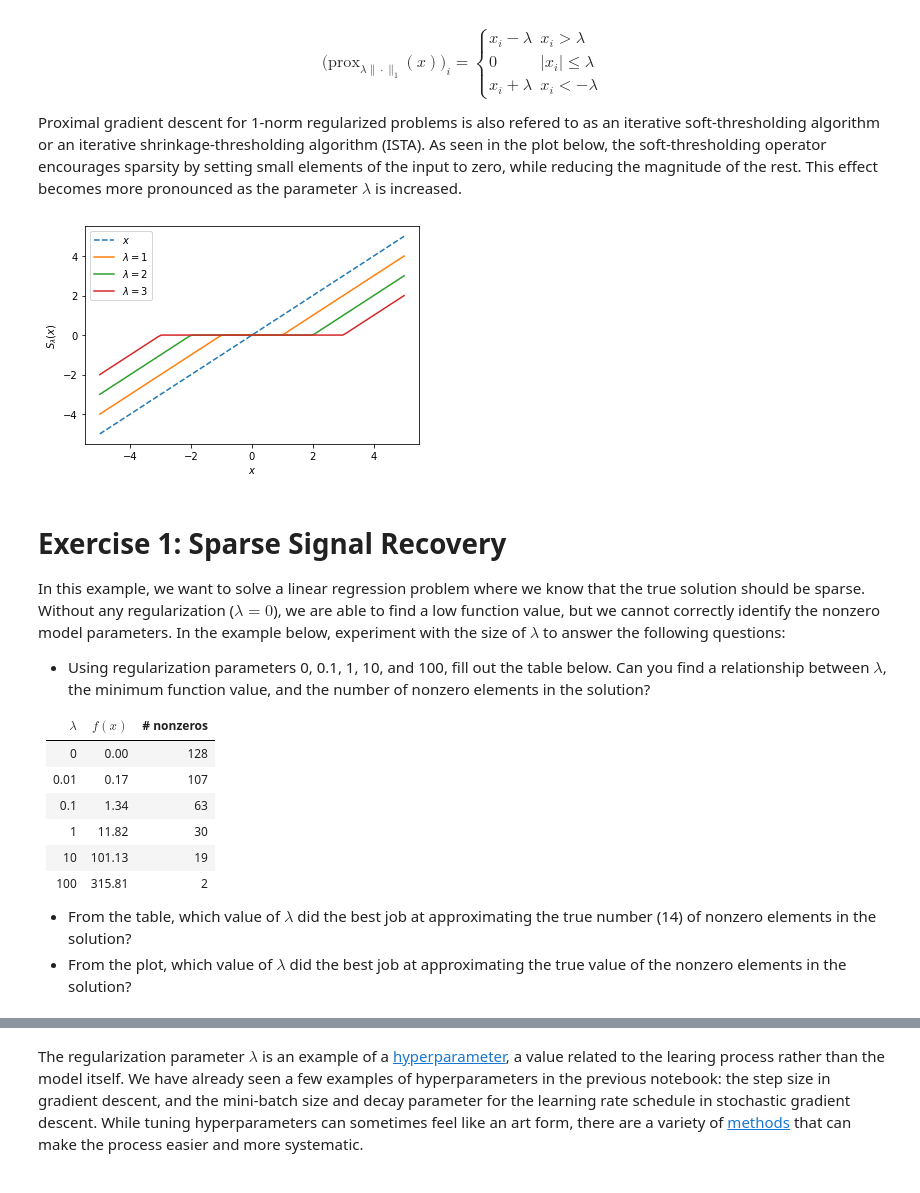
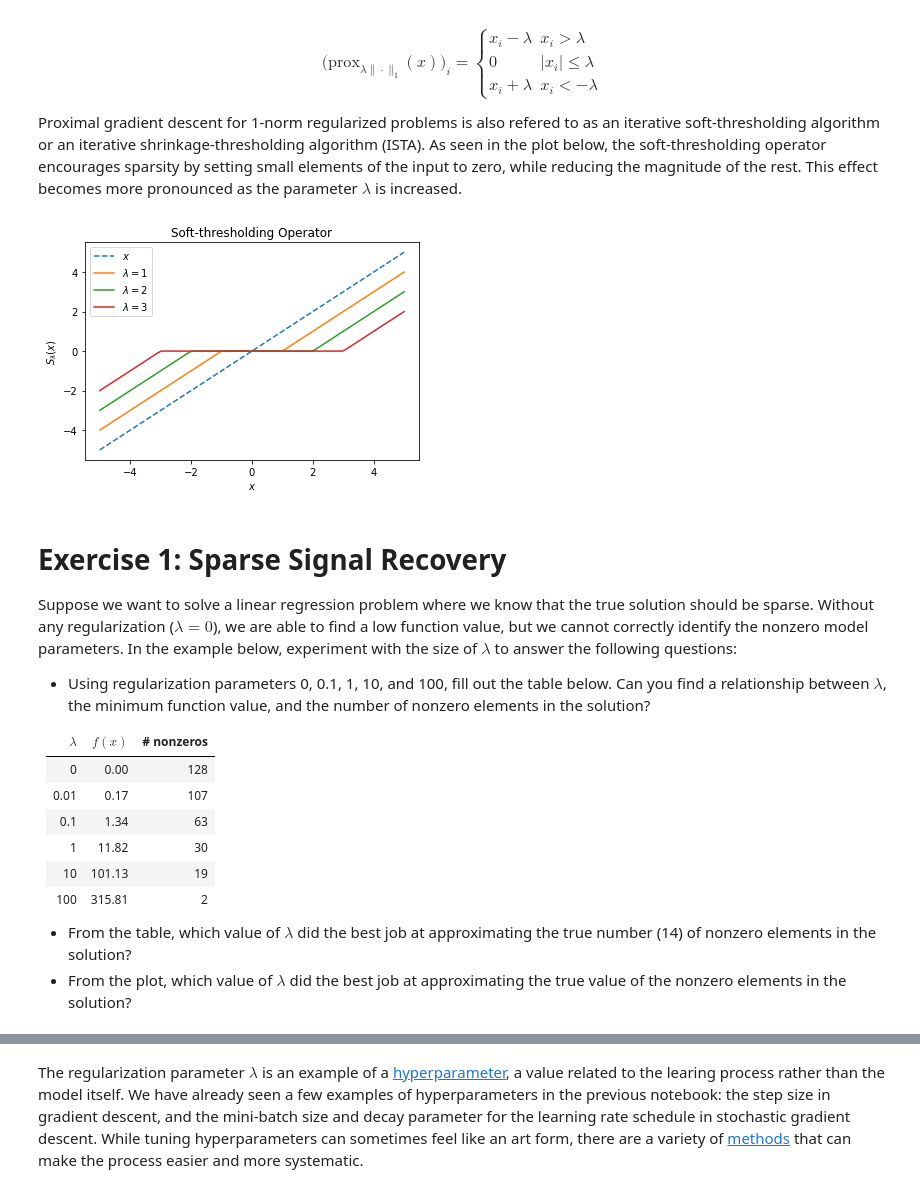
Before and after one commit to UW-AMO/neurohackademy, a Jupyter notebook: notebooks/Part2-LinearRegression.ipynb, the cells around one changed output, grey strips where cells are left out. Drawn from its saved outputs; the diff is of its cells as text; code cells hidden in the pictures.

Commit message:
finished second example

```diff
--- a/notebooks/Part2-LinearRegression.ipynb
+++ b/notebooks/Part2-LinearRegression.ipynb
@@ -120,18 +120,19 @@ This effect becomes more pronounced as the parameter $\lambda$ is increased.
 # %%
 x = np.linspace(-5, 5, 100)
 plt.plot(x, x, '--')
 plt.plot(x, utils.prox(x, 1))
 plt.plot(x, utils.prox(x, 2))
 plt.plot(x, utils.prox(x, 3))
 plt.xlabel('$x$')
 plt.ylabel('$S_{\lambda}(x)$')
+plt.title('Soft-thresholding Operator')
 plt.legend(['$x$', '$\lambda = 1$', '$\lambda = 2$', '$\lambda = 3$']);
 # %% [output]
-[figure, old version]
+[figure, new version]
 # %% [markdown]
 # Exercise 1: Sparse Signal Recovery
 
-In this example, we want to solve a linear regression problem where we know that the true solution should be sparse.
+Suppose we want to solve a linear regression problem where we know that the true solution should be sparse.
 Without any regularization ($\lambda = 0$), we are able to find a low function value, but we cannot correctly identify the nonzero model parameters. In the example below, experiment with the size of $\lambda$ to answer the following questions:
 * Using regularization parameters 0, 0.1, 1, 10, and 100, fill out the table below. Can you find a relationship between $\lambda$, the minimum function value, and the number of nonzero elements in the solution?
 
```
Also changed, not shown: parts of 20 cells of this notebook, 1 other file.
